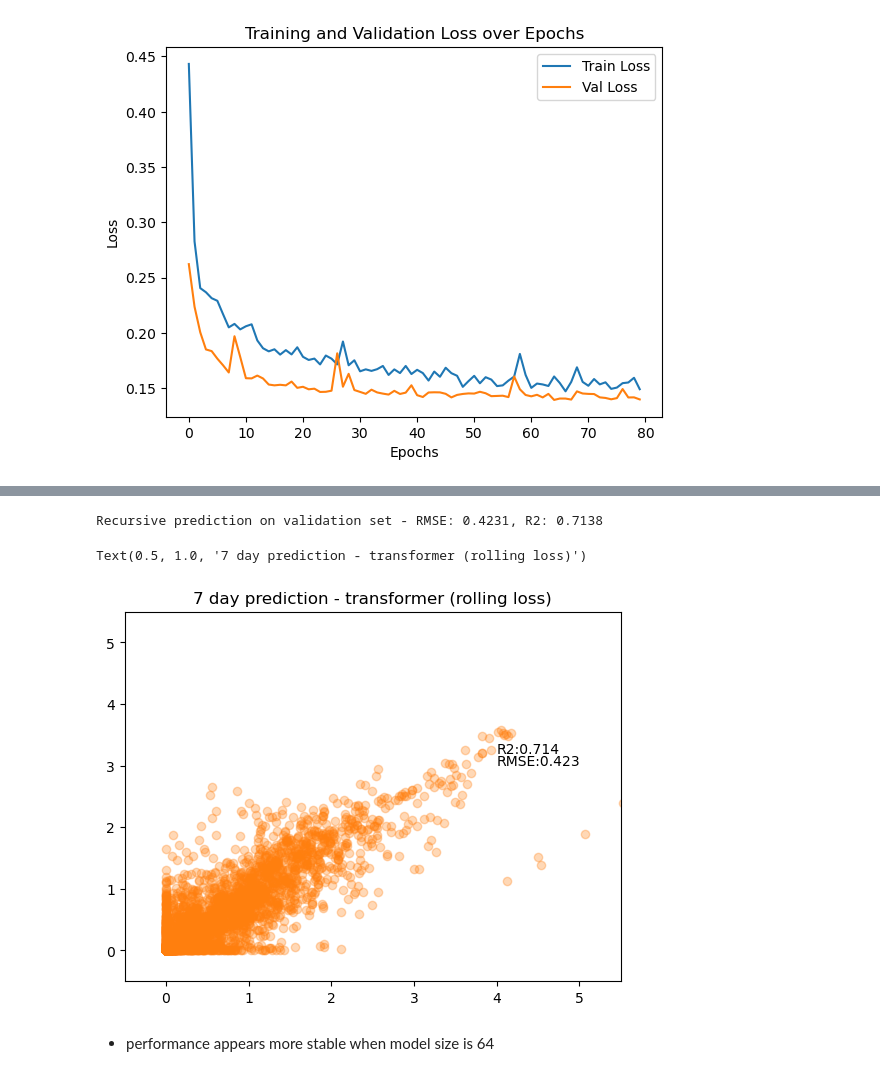
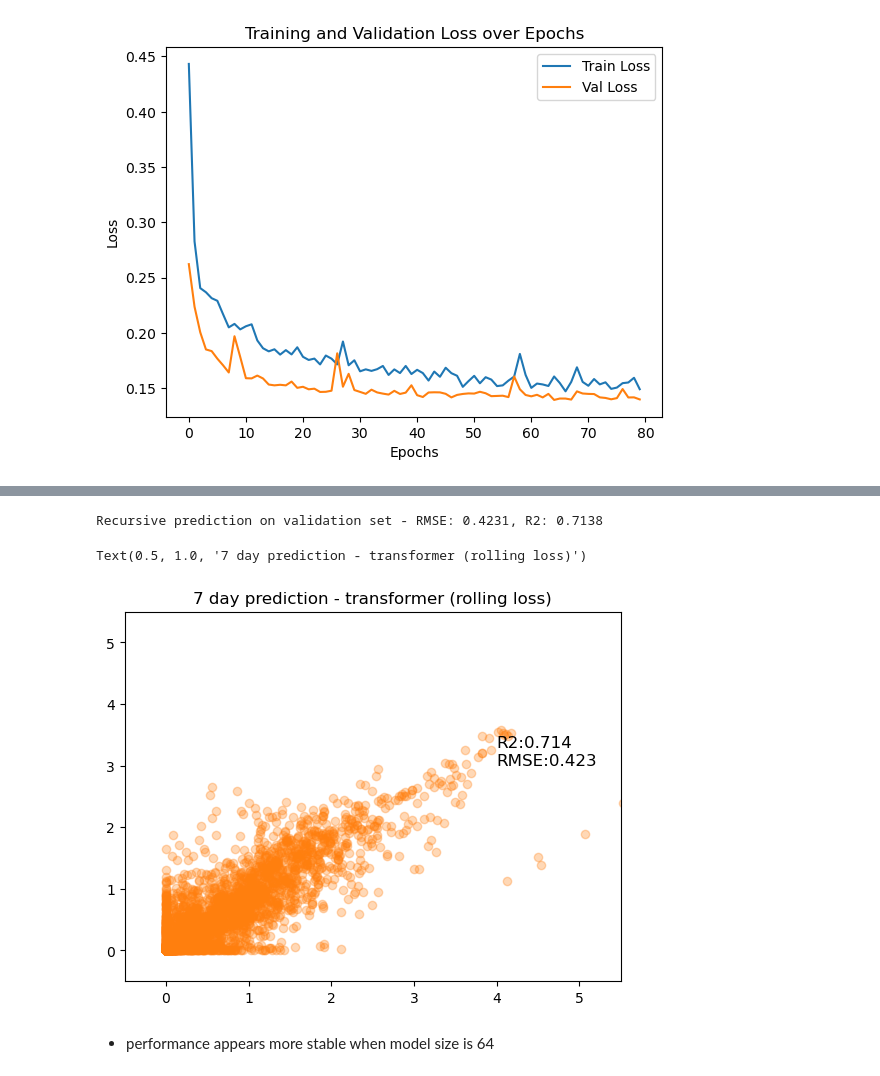
Before and after one commit to PinaColadast/eth-capstone-treewater-deficit, a Jupyter notebook: 04_Transformer_training_rolling_loss.ipynb, the cells around one changed output, grey strips where cells are left out. Saved outputs shown, nothing was run; the diff lists cells and outputs as text; code cells hidden in the pictures.

```diff
--- a/04_Transformer_training_rolling_loss.ipynb
+++ b/04_Transformer_training_rolling_loss.ipynb
@@ -789,19 +795,19 @@ plt.scatter( y_val_at,y_pred_val_at)
 # %%
 rmse_at= root_mean_squared_error(utils.clip_and_inverse_log2_transform(y_val_at), utils.clip_and_inverse_log2_transform(y_pred_val_at))
 r2_at = r2_score(utils.clip_and_inverse_log2_transform(y_val_at), utils.clip_and_inverse_log2_transform(y_pred_val_at))
 print(f"Recursive prediction on validation set - RMSE: {rmse_at:.4f}, R2: {r2_at:.4f}")
 
 
 plt.scatter(utils.clip_and_inverse_log2_transform(y_val_at), utils.clip_and_inverse_log2_transform(y_pred_val_at), alpha=0.3, color = "tab:orange")
-plt.text(x=4, y = 3, s = f"RMSE:{rmse_at:.3f}")
-plt.text(x= 4, y = 3.2, s=f"R2:{r2_at:.3f}")
+plt.text(x=4, y = 3, s = f"RMSE:{rmse_at:.3f}", fontsize = 12)
+plt.text(x= 4, y = 3.3, s=f"R2:{r2_at:.3f}", fontsize = 12)
 plt.xlim(-0.5,5.5)
 plt.ylim(-0.5, 5.5)
 plt.title("7 day prediction - transformer (rolling loss)")
 # %% [output]
 Recursive prediction on validation set - RMSE: 0.4231, R2: 0.7138
 Text(0.5, 1.0, '7 day prediction - transformer (rolling loss)')
-[figure, old version]
+[figure, new version]
 # %% [markdown]
 - performance appears more stable when model size is 64
 # %%
```
Also changed, not shown: parts of 2 cells of this notebook.
